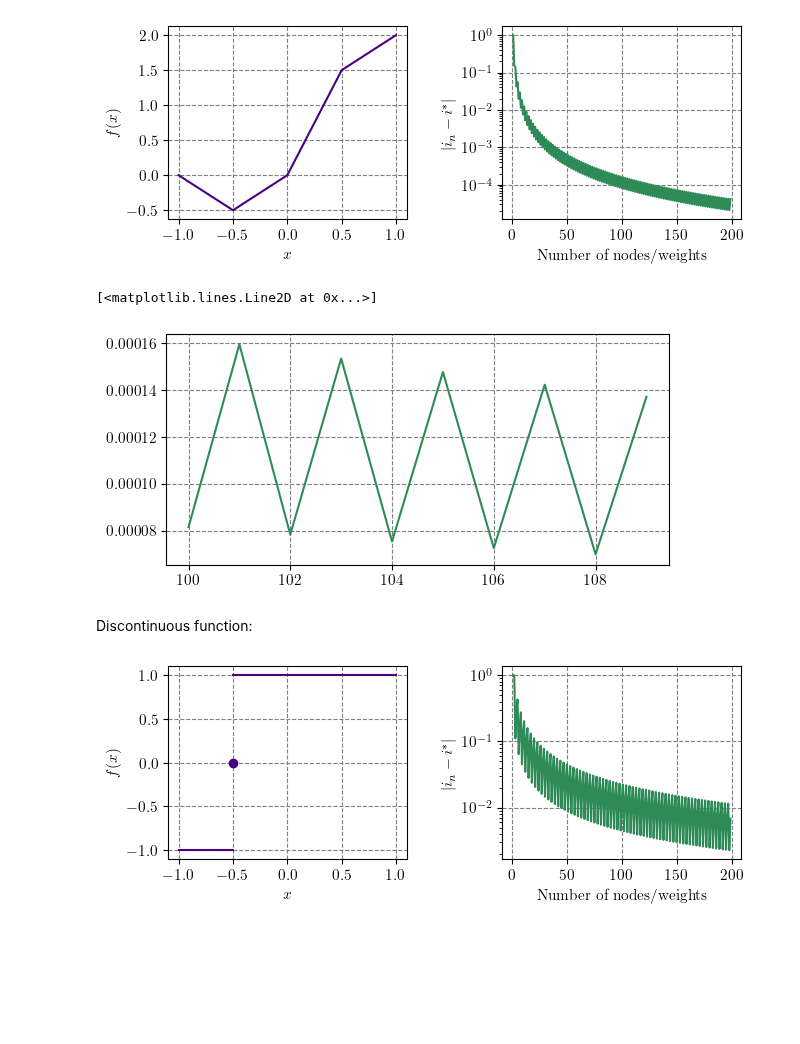
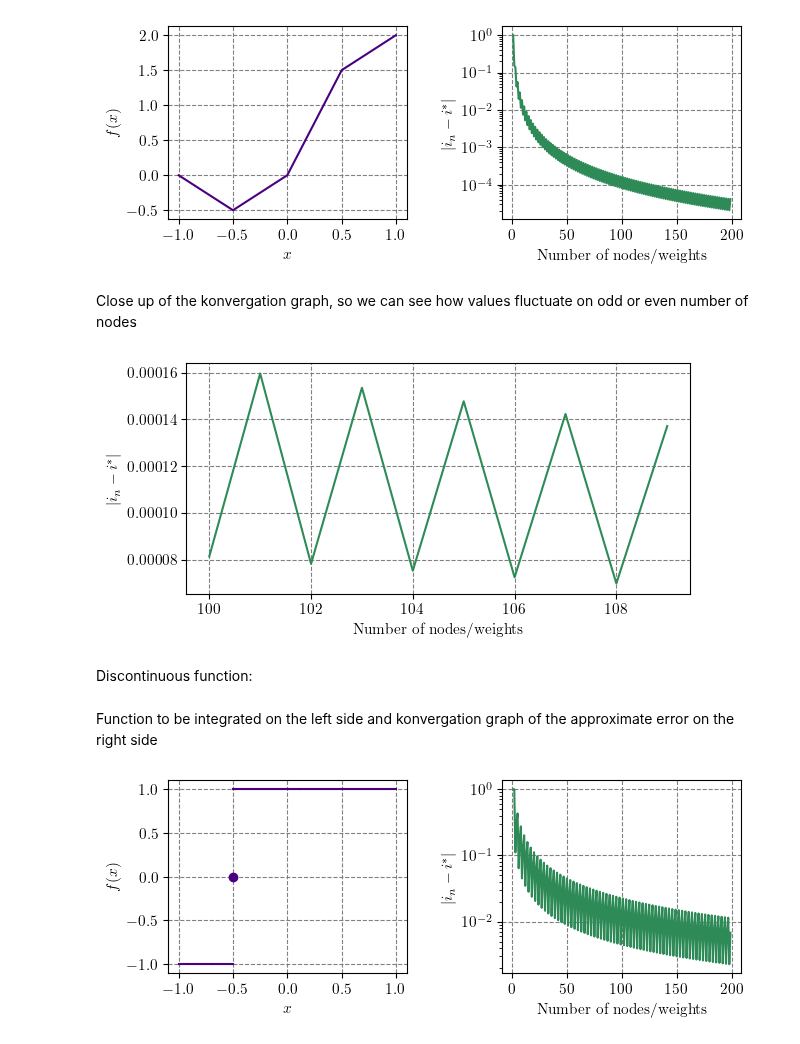
Before and after one commit to SED0280/BakalarkaCode, a Jupyter notebook: Gausova Kvadratura.ipynb, the cells around one changed output. Cells and saved outputs as stored; diff of their text form; code cells hidden in the pictures; blank space fills up the shorter version.

Commit message:
Quadratures commented

```diff
--- a/Gausova Kvadratura.ipynb
+++ b/Gausova Kvadratura.ipynb
@@ -155,10 +164,0 @@ test of a discontinuous function:
-# %%
-matrix_size=300
-f = lambda x: np.sign(x+0.5)
-fI = 1
-res = []
-n_counts = range(1, matrix_size)
-for i in n_counts:
-    res.append(abs(kl.integ.quadrature(f, i) - fI))
-plt.plot(n_counts,res)
-plt.yscale('log')
@@ -324,17 +338,21 @@ fig.savefig("NonSmoothInteg.pdf", bbox_inches='tight')
 plt.show()
 # %% [output]
 [figure]
+# %% [markdown]
+Close up of the konvergation graph, so we can see how values fluctuate on odd or even number of nodes
 # %%
 f = lambda x: np.abs(x) + np.abs(x+0.5) - np.abs(x-0.5)
 real_integ_value = 1
 difference = []
 node_range = range(100,110)
 for i in node_range:
     difference.append(abs(kl.integ.quadrature(f, i) - real_integ_value))
 plt.plot(node_range,difference,color="seagreen")
+plt.ylabel(r"$\left|i_{n}-i^{*}\right|$")
+plt.xlabel("Number of nodes/weights")
+plt.show()
 # %% [output]
-[<matplotlib.lines.Line2D at 0x...>]
-[figure, old version]
+[figure, new version]
 # %% [markdown]
 Discontinuous function:
 # %%
@@ -345,6 +363,8 @@ node_range = range(1,200)
 for i in node_range:
     int_approx = kl.integ.quadrature(f, i)
     difference.append(np.abs(int_approx-real_integ_value))
+# %% [markdown]
+Function to be integrated on the left side and konvergation graph of the approximate error on the right side
 # %%
 x1 = np.linspace(-1, -0.500001, 1000)
 x2 = np.linspace(-0.499999, 1, 1000)
```
Also changed, not shown: parts of 24 cells of this notebook.
